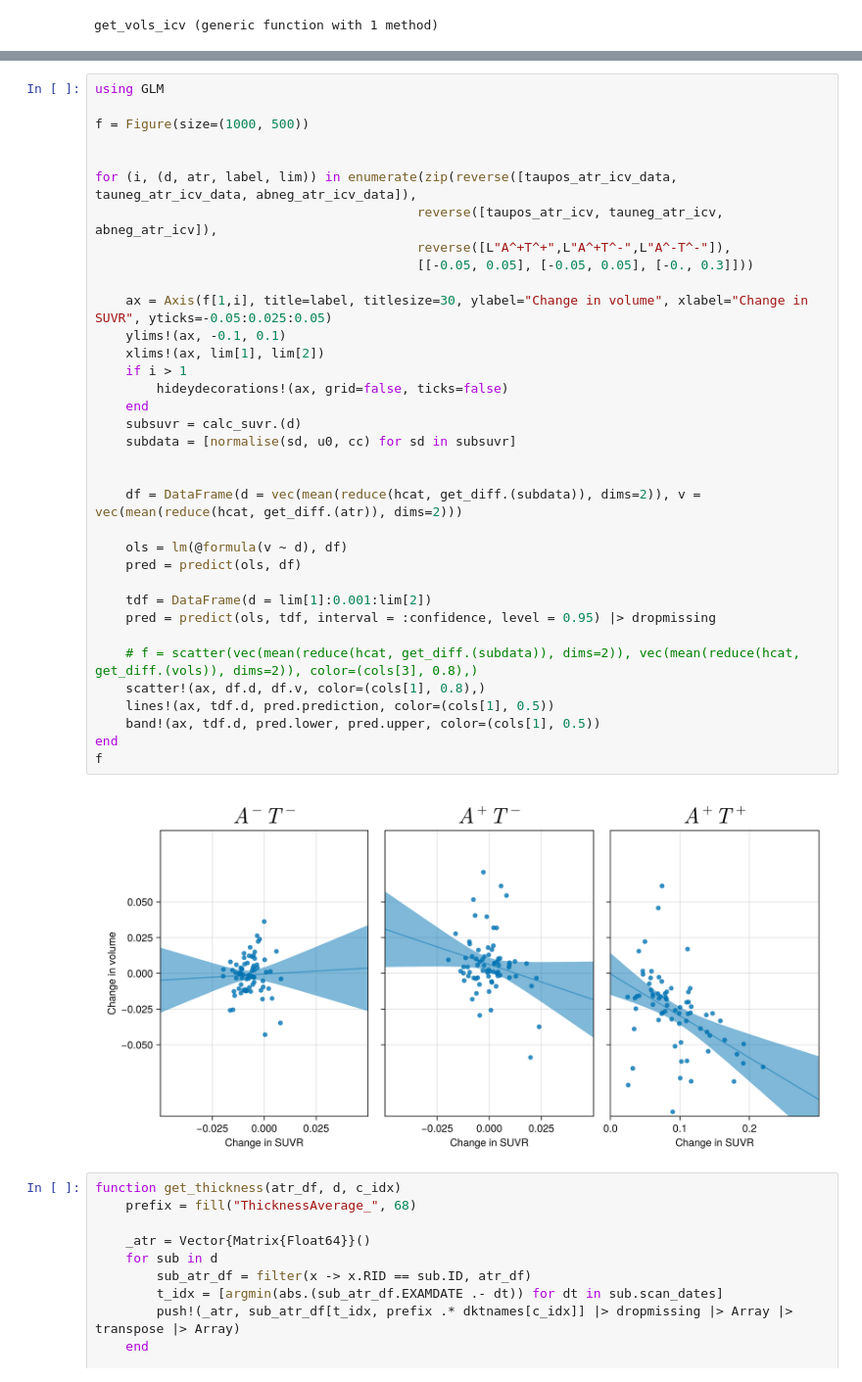
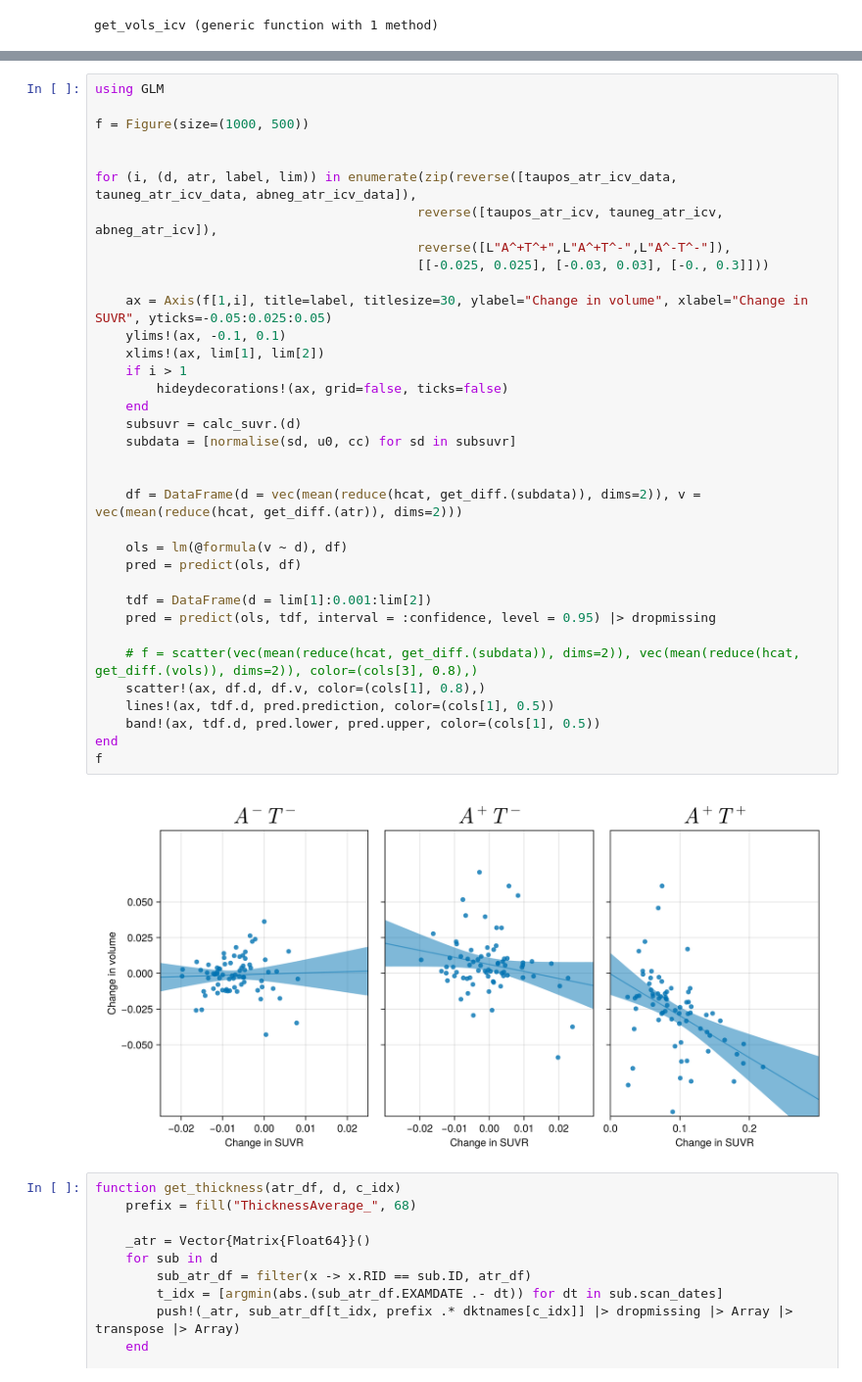
Before and after one commit to PavanChaggar/local-fkpp, a Jupyter notebook: adni/inference/analysis/notebooks/atrophy_analysis.ipynb, the cells around one changed output, grey strips where cells are left out. Shown at 98% size. Drawn from its saved outputs; the diff is of its cells as text.

```diff
--- a/adni/inference/analysis/notebooks/atrophy_analysis.ipynb
+++ b/adni/inference/analysis/notebooks/atrophy_analysis.ipynb
@@ -105,35 +104,35 @@ f = Figure(size=(1000, 500))
 
 for (i, (d, atr, label, lim)) in enumerate(zip(reverse([taupos_atr_icv_data, tauneg_atr_icv_data, abneg_atr_icv_data]),
                                           reverse([taupos_atr_icv, tauneg_atr_icv, abneg_atr_icv]),
                                           reverse([L"A^+T^+",L"A^+T^-",L"A^-T^-"]),
-                                          [[-0.05, 0.05], [-0.05, 0.05], [-0., 0.3]]))
+                                          [[-0.025, 0.025], [-0.03, 0.03], [-0., 0.3]]))
 
     ax = Axis(f[1,i], title=label, titlesize=30, ylabel="Change in volume", xlabel="Change in SUVR", yticks=-0.05:0.025:0.05)
     ylims!(ax, -0.1, 0.1)
     xlims!(ax, lim[1], lim[2])
     if i > 1
         hideydecorations!(ax, grid=false, ticks=false)
     end
     subsuvr = calc_suvr.(d)
     subdata = [normalise(sd, u0, cc) for sd in subsuvr]
 
 
     df = DataFrame(d = vec(mean(reduce(hcat, get_diff.(subdata)), dims=2)), v = vec(mean(reduce(hcat, get_diff.(atr)), dims=2)))
 
     ols = lm(@formula(v ~ d), df)
     pred = predict(ols, df)
 
     tdf = DataFrame(d = lim[1]:0.001:lim[2])
     pred = predict(ols, tdf, interval = :confidence, level = 0.95) |> dropmissing
 
     # f = scatter(vec(mean(reduce(hcat, get_diff.(subdata)), dims=2)), vec(mean(reduce(hcat, get_diff.(vols)), dims=2)), color=(cols[3], 0.8),)
     scatter!(ax, df.d, df.v, color=(cols[1], 0.8),)
     lines!(ax, tdf.d, pred.prediction, color=(cols[1], 0.5))
     band!(ax, tdf.d, pred.lower, pred.upper, color=(cols[1], 0.5))
 end
 f
 # %% [output]
-[figure, old version]
+[figure, new version]
 # %%
 function get_thickness(atr_df, d, c_idx)
     prefix = fill("ThicknessAverage_", 68)
```
Also changed, not shown: parts of 5 cells of this notebook.
